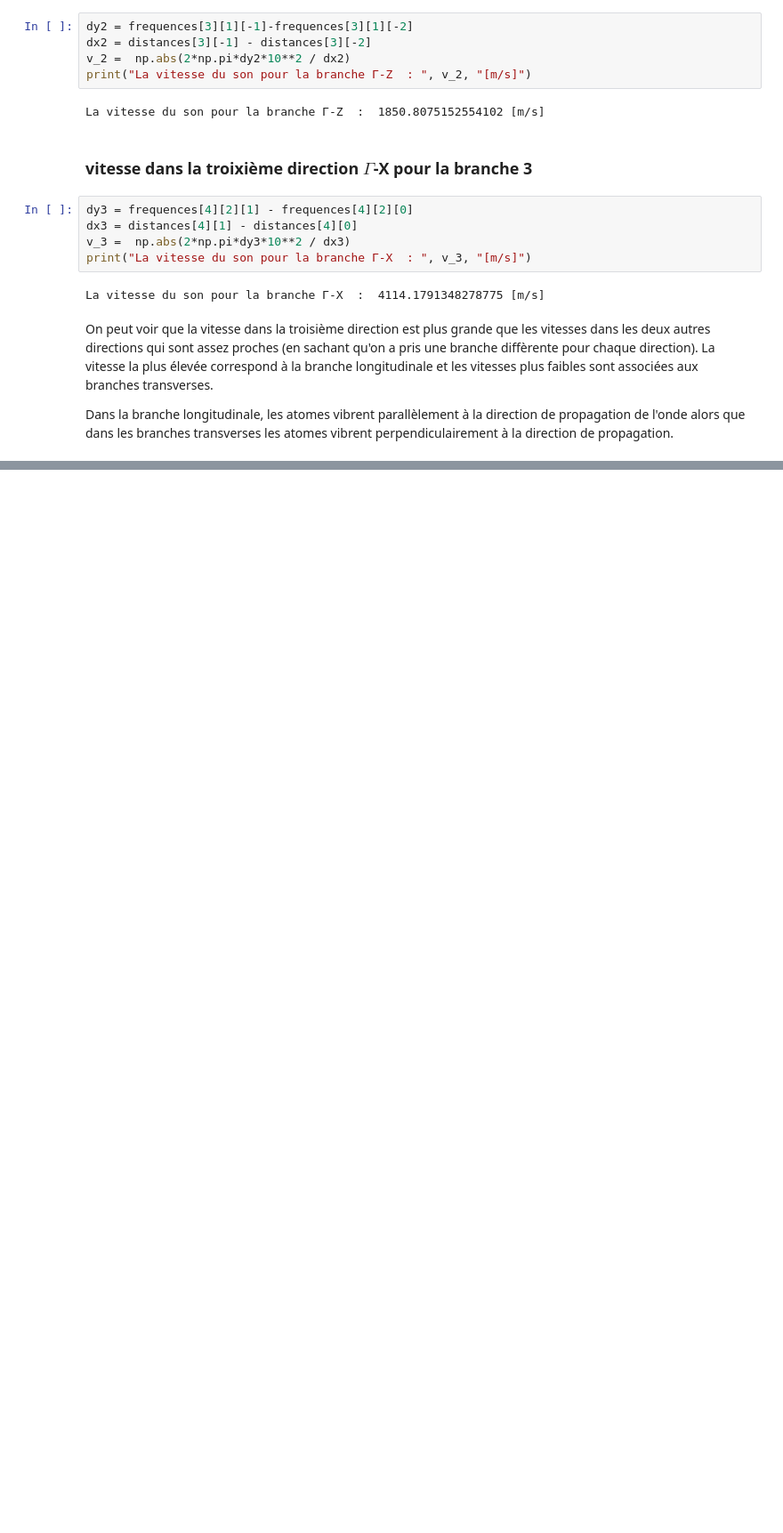
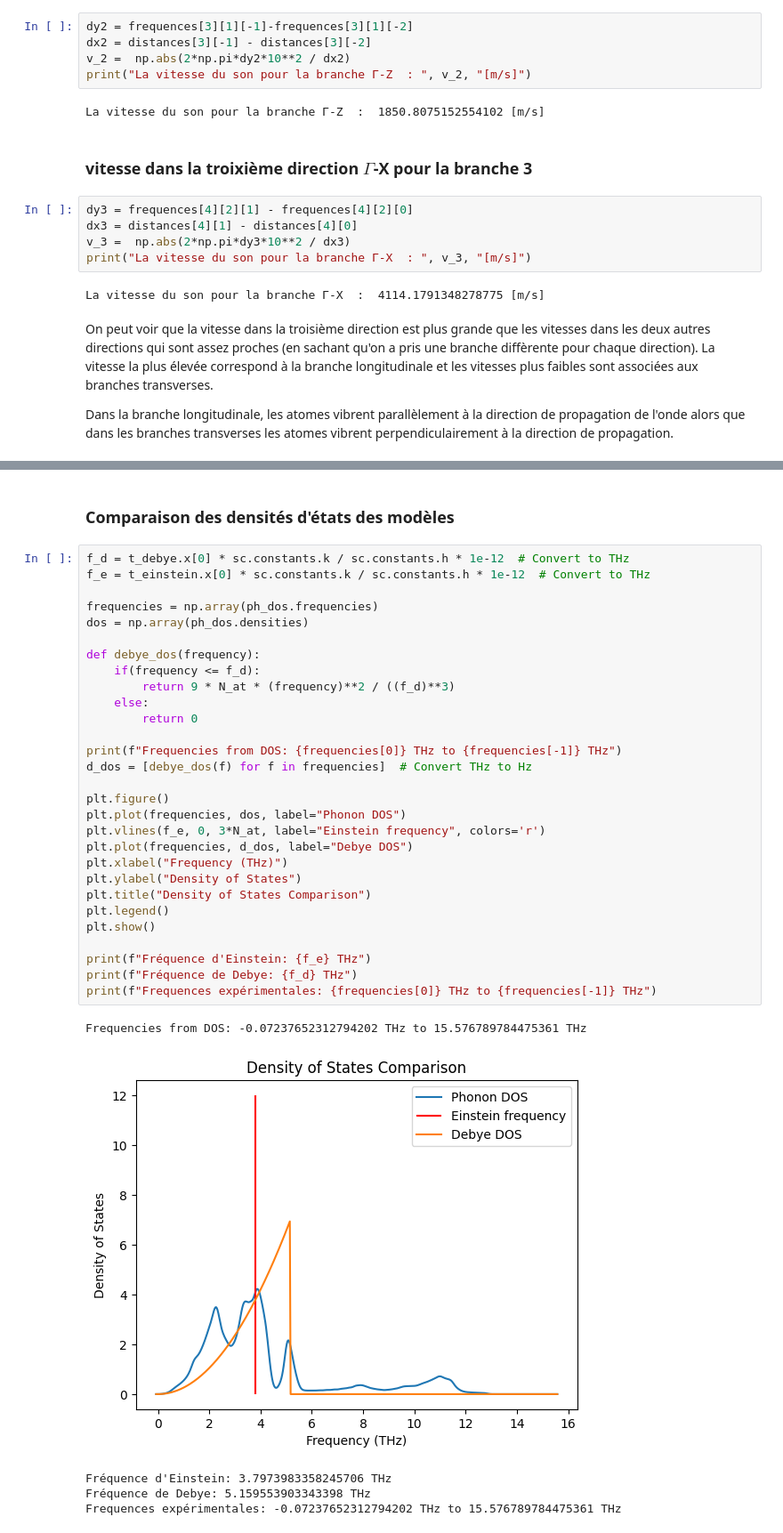
Before and after one commit to Ysaline-Roosemont/Projet-Physique-des-mat-riaux-2025-2026, a Jupyter notebook: NoteBook.ipynb, the cells around one changed output, grey strips where cells are left out. Shown at 89% size. Cells and saved outputs as stored; diff of their text form; blank space fills up the shorter version.

```diff
--- a/NoteBook.ipynb
+++ b/NoteBook.ipynb
@@ -560,0 +600,37 @@ Dans la branche longitudinale, les atomes vibrent parallèlement à la direction
+# %% [markdown]
+### Comparaison des densités d'états des modèles
+# %%
+f_d = t_debye.x[0] * sc.constants.k / sc.constants.h * 1e-12  # Convert to THz
+f_e = t_einstein.x[0] * sc.constants.k / sc.constants.h * 1e-12  # Convert to THz
+
+frequencies = np.array(ph_dos.frequencies)
+dos = np.array(ph_dos.densities)
+
+def debye_dos(frequency):
+    if(frequency <= f_d):
+        return 9 * N_at * (frequency)**2 / ((f_d)**3)
+    else:
+        return 0
+
+print(f"Frequencies from DOS: {frequencies[0]} THz to {frequencies[-1]} THz")
+d_dos = [debye_dos(f) for f in frequencies]  # Convert THz to Hz
+
+plt.figure()
+plt.plot(frequencies, dos, label="Phonon DOS")
+plt.vlines(f_e, 0, 3*N_at, label="Einstein frequency", colors='r')
+plt.plot(frequencies, d_dos, label="Debye DOS")
+plt.xlabel("Frequency (THz)")
+plt.ylabel("Density of States")
+plt.title("Density of States Comparison")
+plt.legend()
+plt.show()
+
+print(f"Fréquence d'Einstein: {f_e} THz")
+print(f"Fréquence de Debye: {f_d} THz")
+print(f"Frequences expérimentales: {frequencies[0]} THz to {frequencies[-1]} THz")
+# %% [output]
+Frequencies from DOS: -0.07237652312794202 THz to 15.576789784475361 THz
+[figure, added]
+Fréquence d'Einstein: 3.7973983358245706 THz
+Fréquence de Debye: 5.159553903343398 THz
+Frequences expérimentales: -0.07237652312794202 THz to 15.576789784475361 THz
```
Also changed, not shown: parts of 6 cells of this notebook, 2 other files.
